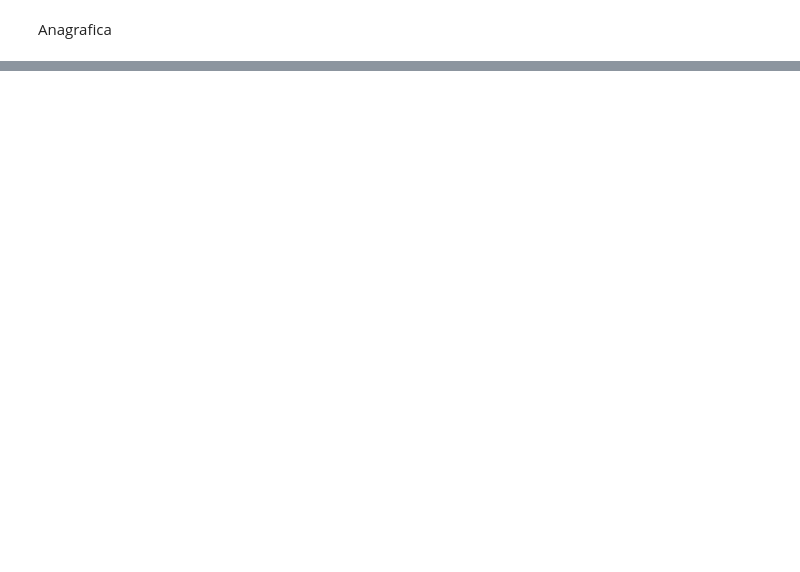
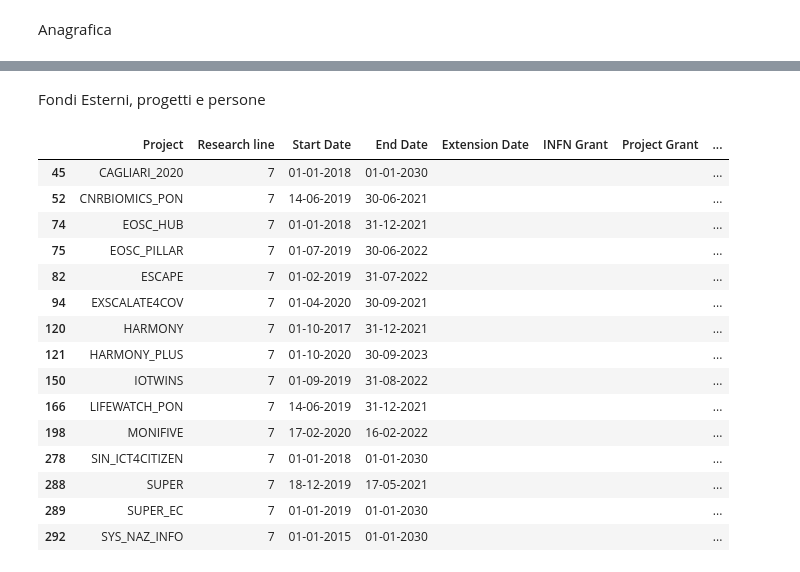
Before and after one commit to gmazzitelli/GSN2, a Jupyter notebook: AnagraficheCSN2.ipynb, the cells around one changed output, grey strips where cells are left out. Drawn from its saved outputs; the diff is of its cells as text; code cells hidden in the pictures; blank space fills up the shorter version.

```diff
--- a/AnagraficheCSN2.ipynb
+++ b/AnagraficheCSN2.ipynb
@@ -205,0 +223,2 @@ tecnici
+# %% [markdown]
+Fondi Esterni, progetti e persone
@@ -205,0 +231,19 @@ tecnici
+# %%
+fe_attivi[fe_attivi['Research line']==7]
+# %% [output]
+|  | Project | Research line | Start Date | End Date | Extension Date | INFN Grant | Project Grant | ... |
+| 45 | CAGLIARI_2020 | 7 | 01-01-2018 | 01-01-2030 |  |  |  | ... |
+| 52 | CNRBIOMICS_PON | 7 | 14-06-2019 | 30-06-2021 |  |  |  | ... |
+| 74 | EOSC_HUB | 7 | 01-01-2018 | 31-12-2021 |  |  |  | ... |
+| 75 | EOSC_PILLAR | 7 | 01-07-2019 | 30-06-2022 |  |  |  | ... |
+| 82 | ESCAPE | 7 | 01-02-2019 | 31-07-2022 |  |  |  | ... |
+| 94 | EXSCALATE4COV | 7 | 01-04-2020 | 30-09-2021 |  |  |  | ... |
+| 120 | HARMONY | 7 | 01-10-2017 | 31-12-2021 |  |  |  | ... |
+| 121 | HARMONY_PLUS | 7 | 01-10-2020 | 30-09-2023 |  |  |  | ... |
+| 150 | IOTWINS | 7 | 01-09-2019 | 31-08-2022 |  |  |  | ... |
+| 166 | LIFEWATCH_PON | 7 | 14-06-2019 | 31-12-2021 |  |  |  | ... |
+| 198 | MONIFIVE | 7 | 17-02-2020 | 16-02-2022 |  |  |  | ... |
+| 278 | SIN_ICT4CITIZEN | 7 | 01-01-2018 | 01-01-2030 |  |  |  | ... |
+| 288 | SUPER | 7 | 18-12-2019 | 17-05-2021 |  |  |  | ... |
+| 289 | SUPER_EC | 7 | 01-01-2019 | 01-01-2030 |  |  |  | ... |
+| 292 | SYS_NAZ_INFO | 7 | 01-01-2015 | 01-01-2030 |  |  |  | ... |
```
Also changed, not shown: parts of 23 cells of this notebook.
